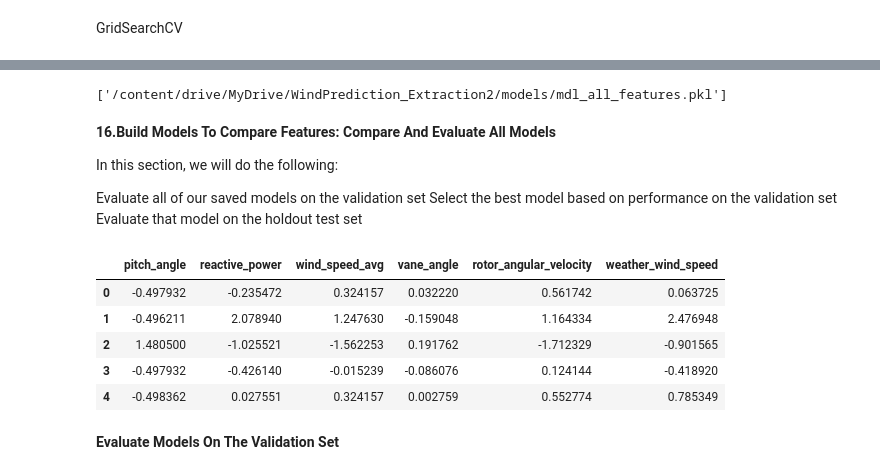
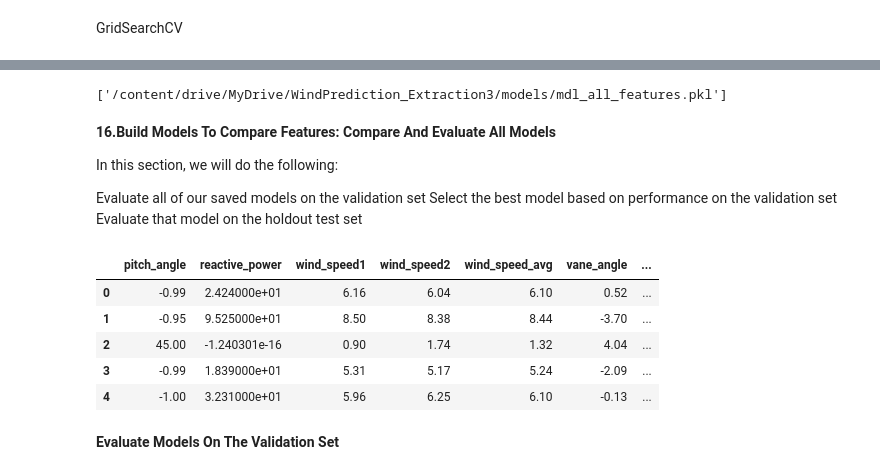
Before and after one commit to madhumitafilos/Collab, a Jupyter notebook: Feature_Engineering_NoLeakage.ipynb, the cells around one changed output, grey strips where cells are left out. Cells and saved outputs as stored; diff of their text form; code cells hidden in the pictures.

```diff
--- a/Feature_Engineering_NoLeakage.ipynb
+++ b/Feature_Engineering_NoLeakage.ipynb
@@ -1179,9 +1218,9 @@ plt.show()
 # %%
 # Write out the model fit on the whole training set
 import joblib
-joblib.dump(cv.best_estimator_, '/content/drive/MyDrive/WindPrediction_Extraction2/models/mdl_all_features.pkl')
+joblib.dump(cv.best_estimator_, '/content/drive/MyDrive/WindPrediction_Extraction3/models/mdl_all_features.pkl')
 # %% [output]
-['/content/drive/MyDrive/WindPrediction_Extraction2/models/mdl_all_features.pkl']
+['/content/drive/MyDrive/WindPrediction_Extraction3/models/mdl_all_features.pkl']
 # %% [markdown]
 **16.Build Models To Compare Features: Compare And Evaluate All Models**
 
@@ -1193,22 +1232,22 @@ Evaluate that model on the holdout test set
 # %%
 from sklearn.metrics import accuracy_score, precision_score, recall_score
 from time import time
 
-val_features_raw = pd.read_csv('/content/drive/MyDrive/WindPrediction_Extraction2/val_features_raw.csv')
-val_features_original = pd.read_csv('/content/drive/MyDrive/WindPrediction_Extraction2/val_features_original.csv')
-val_features_all = pd.read_csv('/content/drive/MyDrive/WindPrediction_Extraction2/val_features_all.csv')
+val_features_raw = pd.read_csv('/content/drive/MyDrive/WindPrediction_Extraction3/val_features_raw.csv')
+val_features_original = pd.read_csv('/content/drive/MyDrive/WindPrediction_Extraction3/val_features_original.csv')
+val_features_all = pd.read_csv('/content/drive/MyDrive/WindPrediction_Extraction3/val_features_all.csv')
 
 
-val_labels = pd.read_csv('/content/drive/MyDrive/WindPrediction_Extraction2/val_labels.csv')
+val_labels = pd.read_csv('/content/drive/MyDrive/WindPrediction_Extraction3/val_labels.csv')
 
 val_features_raw.head()
 # %% [output]
-|  | pitch_angle | reactive_power | wind_speed_avg | vane_angle | rotor_angular_velocity | weather_wind_speed |
-| 0 | -0.497932 | -0.235472 | 0.324157 | 0.032220 | 0.561742 | 0.063725 |
-| 1 | -0.496211 | 2.078940 | 1.247630 | -0.159048 | 1.164334 | 2.476948 |
-| 2 | 1.480500 | -1.025521 | -1.562253 | 0.191762 | -1.712329 | -0.901565 |
-| 3 | -0.497932 | -0.426140 | -0.015239 | -0.086076 | 0.124144 | -0.418920 |
-| 4 | -0.498362 | 0.027551 | 0.324157 | 0.002759 | 0.552774 | 0.785349 |
+|  | pitch_angle | reactive_power | wind_speed1 | wind_speed2 | wind_speed_avg | vane_angle | ... |
+| 0 | -0.99 | 2.424000e+01 | 6.16 | 6.04 | 6.10 | 0.52 | ... |
+| 1 | -0.95 | 9.525000e+01 | 8.50 | 8.38 | 8.44 | -3.70 | ... |
+| 2 | 45.00 | -1.240301e-16 | 0.90 | 1.74 | 1.32 | 4.04 | ... |
+| 3 | -0.99 | 1.839000e+01 | 5.31 | 5.17 | 5.24 | -2.09 | ... |
+| 4 | -1.00 | 3.231000e+01 | 5.96 | 6.25 | 6.10 | -0.13 | ... |
 # %%
 # Read in models
 models = {}
```
Also changed, not shown: parts of 41 cells of this notebook.
